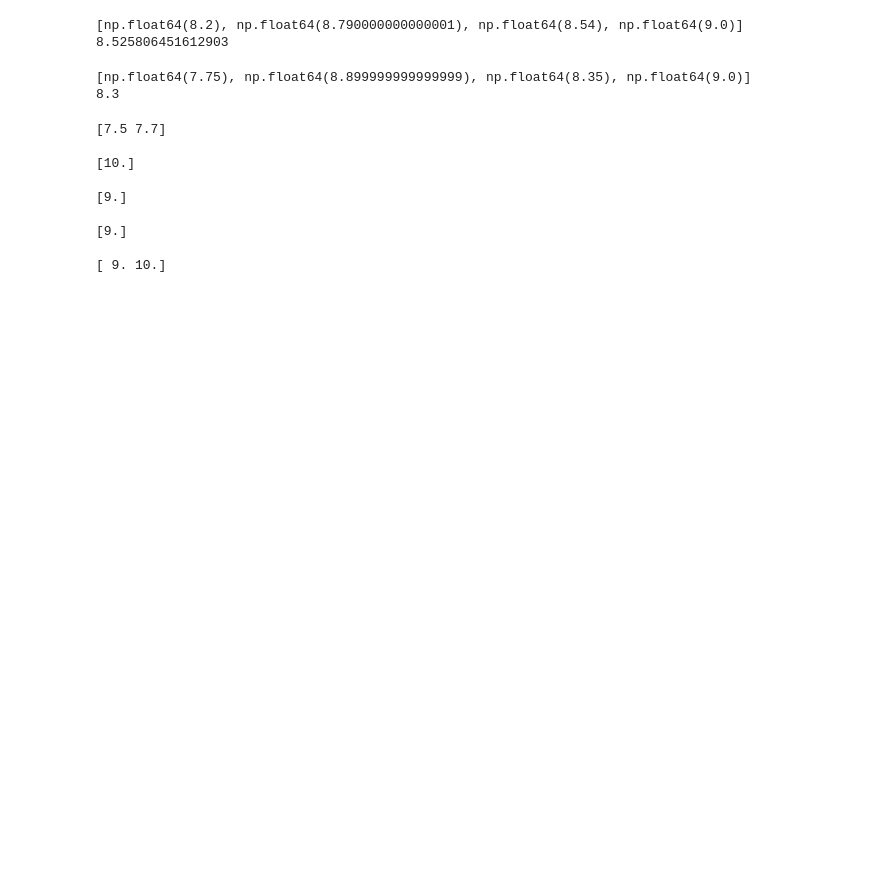
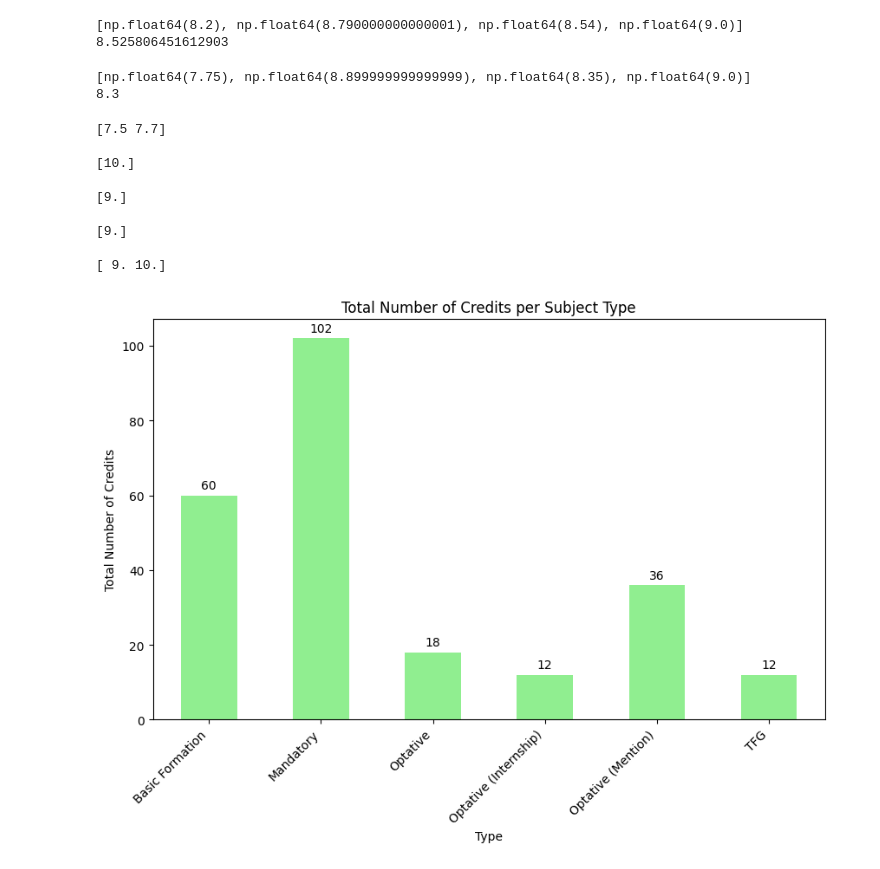
Before and after one commit to rorro6787/AcademicData, a Jupyter notebook: src/analysis.ipynb, the cells around one changed output. Saved outputs shown, nothing was run; the diff lists cells and outputs as text; code cells hidden in the pictures; blank space fills up the shorter version.

```diff
--- a/src/analysis.ipynb
+++ b/src/analysis.ipynb
@@ -188,3 +187,23 @@ print(mode_expedient.values)
 [9.]
 
 [ 9. 10.]
+# %%
+def credit_total_type(df):
+    credits_by_type = df.groupby('Type')['Credits'].sum()
+
+    plt.figure(figsize=(10, 6))
+    credits_by_type.plot(kind='bar', color='lightgreen')
+
+    plt.title('Total Number of Credits per Subject Type')
+    plt.xlabel('Type')
+    plt.ylabel('Total Number of Credits')
+    plt.xticks(rotation=45, ha='right', rotation_mode='default')
+
+    for i, v in enumerate(credits_by_type):
+        plt.text(i, v + 1, f'{v}', ha='center', va='bottom')
+
+    plt.show()
+# %%
+credit_total_type(df)
+# %% [output]
+[figure, added]
```
Also changed, not shown: parts of 12 cells of this notebook, 2 other files.
